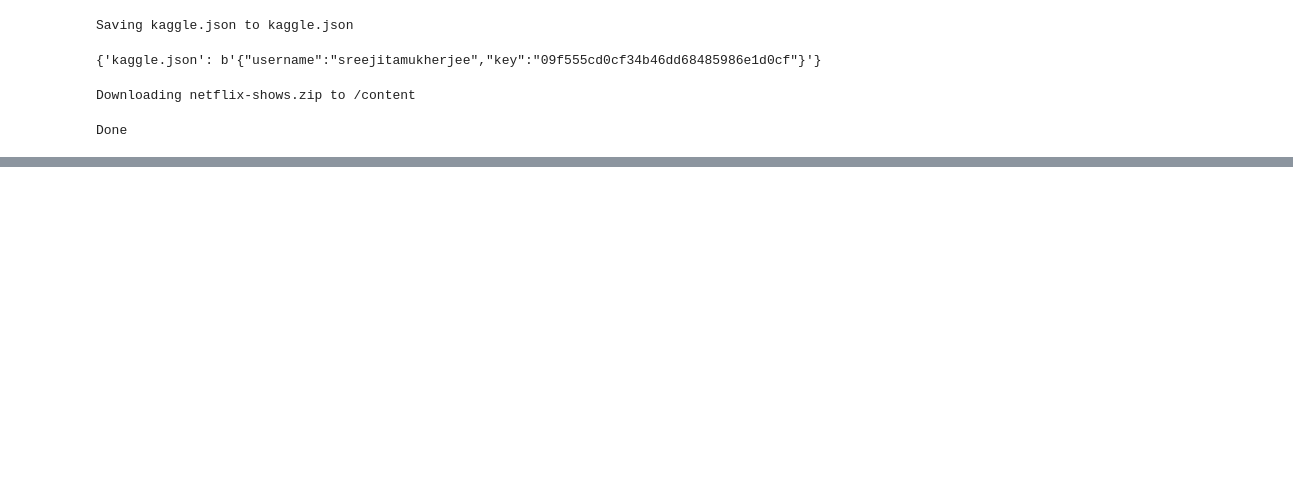
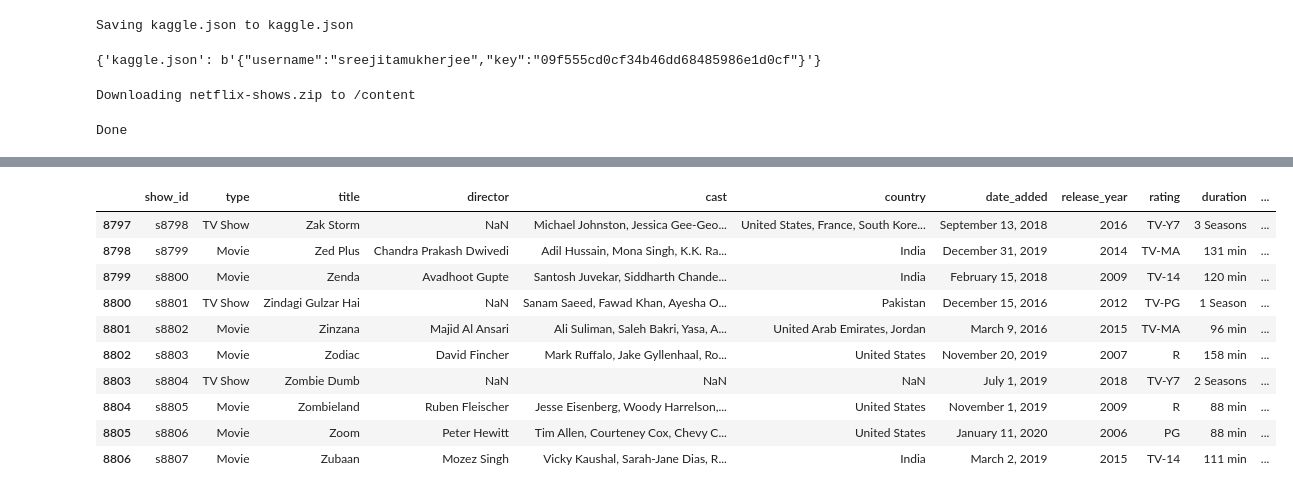
Before and after one commit to srijita1406/Data-Analytics, a Jupyter notebook: Netflix_Shows_EDA.ipynb, the cells around one changed output, grey strips where cells are left out. Saved outputs shown, nothing was run; the diff lists cells and outputs as text; code cells hidden in the pictures; blank space fills up the shorter version.

```diff
--- a/Netflix_Shows_EDA.ipynb
+++ b/Netflix_Shows_EDA.ipynb
@@ -51,0 +68,14 @@ netflix = pd.read_csv('netflix_titles.csv')
+# %%
+netflix.tail(10)
+# %% [output]
+|  | show_id | type | title | director | cast | country | date_added | release_year | rating | duration | ... |
+| 8797 | s8798 | TV Show | Zak Storm | NaN | Michael Johnston, Jessica Gee-Geo... | United States, France, South Kore... | September 13, 2018 | 2016 | TV-Y7 | 3 Seasons | ... |
+| 8798 | s8799 | Movie | Zed Plus | Chandra Prakash Dwivedi | Adil Hussain, Mona Singh, K.K. Ra... | India | December 31, 2019 | 2014 | TV-MA | 131 min | ... |
+| 8799 | s8800 | Movie | Zenda | Avadhoot Gupte | Santosh Juvekar, Siddharth Chande... | India | February 15, 2018 | 2009 | TV-14 | 120 min | ... |
+| 8800 | s8801 | TV Show | Zindagi Gulzar Hai | NaN | Sanam Saeed, Fawad Khan, Ayesha O... | Pakistan | December 15, 2016 | 2012 | TV-PG | 1 Season | ... |
+| 8801 | s8802 | Movie | Zinzana | Majid Al Ansari | Ali Suliman, Saleh Bakri, Yasa, A... | United Arab Emirates, Jordan | March 9, 2016 | 2015 | TV-MA | 96 min | ... |
+| 8802 | s8803 | Movie | Zodiac | David Fincher | Mark Ruffalo, Jake Gyllenhaal, Ro... | United States | November 20, 2019 | 2007 | R | 158 min | ... |
+| 8803 | s8804 | TV Show | Zombie Dumb | NaN | NaN | NaN | July 1, 2019 | 2018 | TV-Y7 | 2 Seasons | ... |
+| 8804 | s8805 | Movie | Zombieland | Ruben Fleischer | Jesse Eisenberg, Woody Harrelson,... | United States | November 1, 2019 | 2009 | R | 88 min | ... |
+| 8805 | s8806 | Movie | Zoom | Peter Hewitt | Tim Allen, Courteney Cox, Chevy C... | United States | January 11, 2020 | 2006 | PG | 88 min | ... |
+| 8806 | s8807 | Movie | Zubaan | Mozez Singh | Vicky Kaushal, Sarah-Jane Dias, R... | India | March 2, 2019 | 2015 | TV-14 | 111 min | ... |
```
Also changed, not shown: parts of 14 cells of this notebook.
